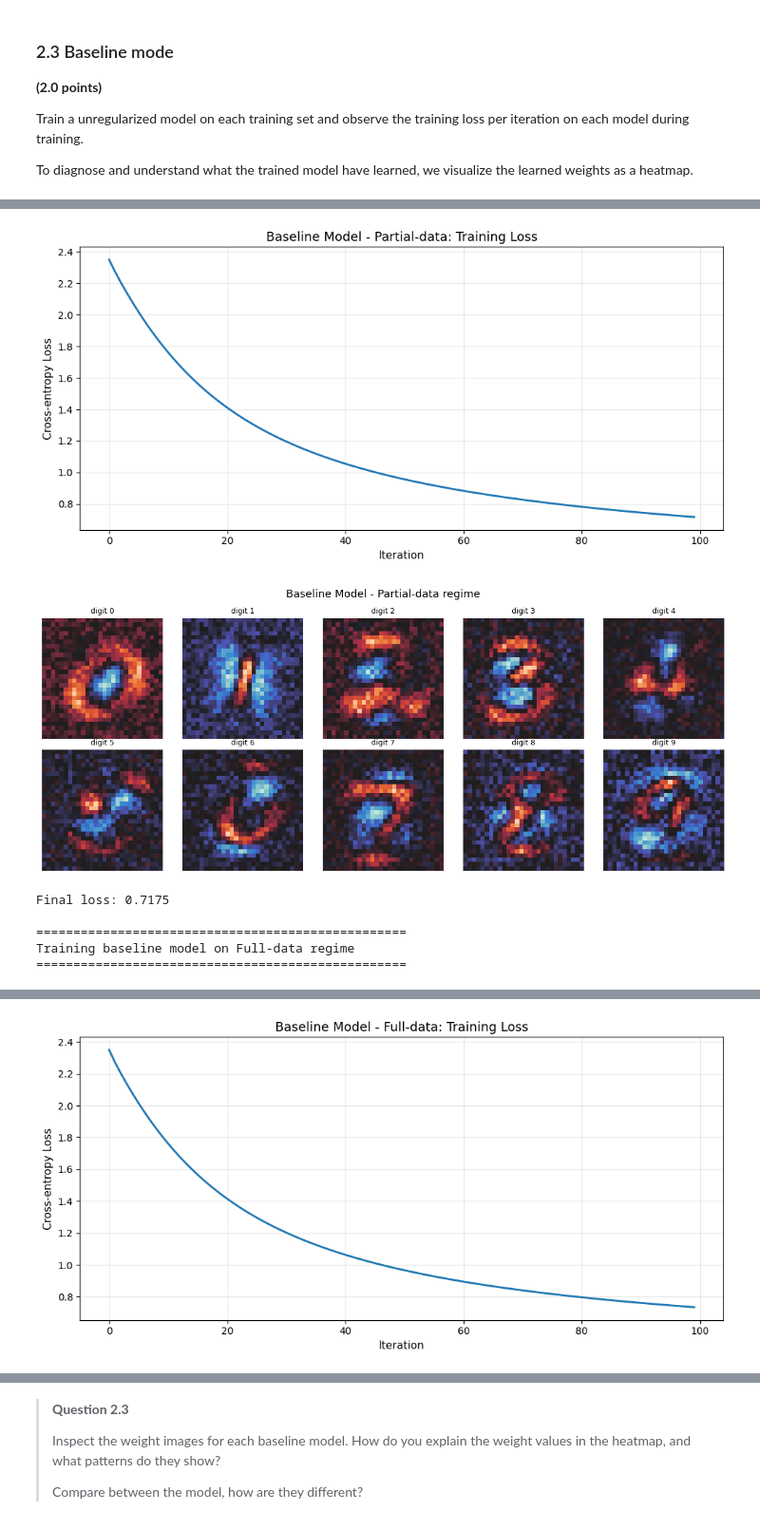
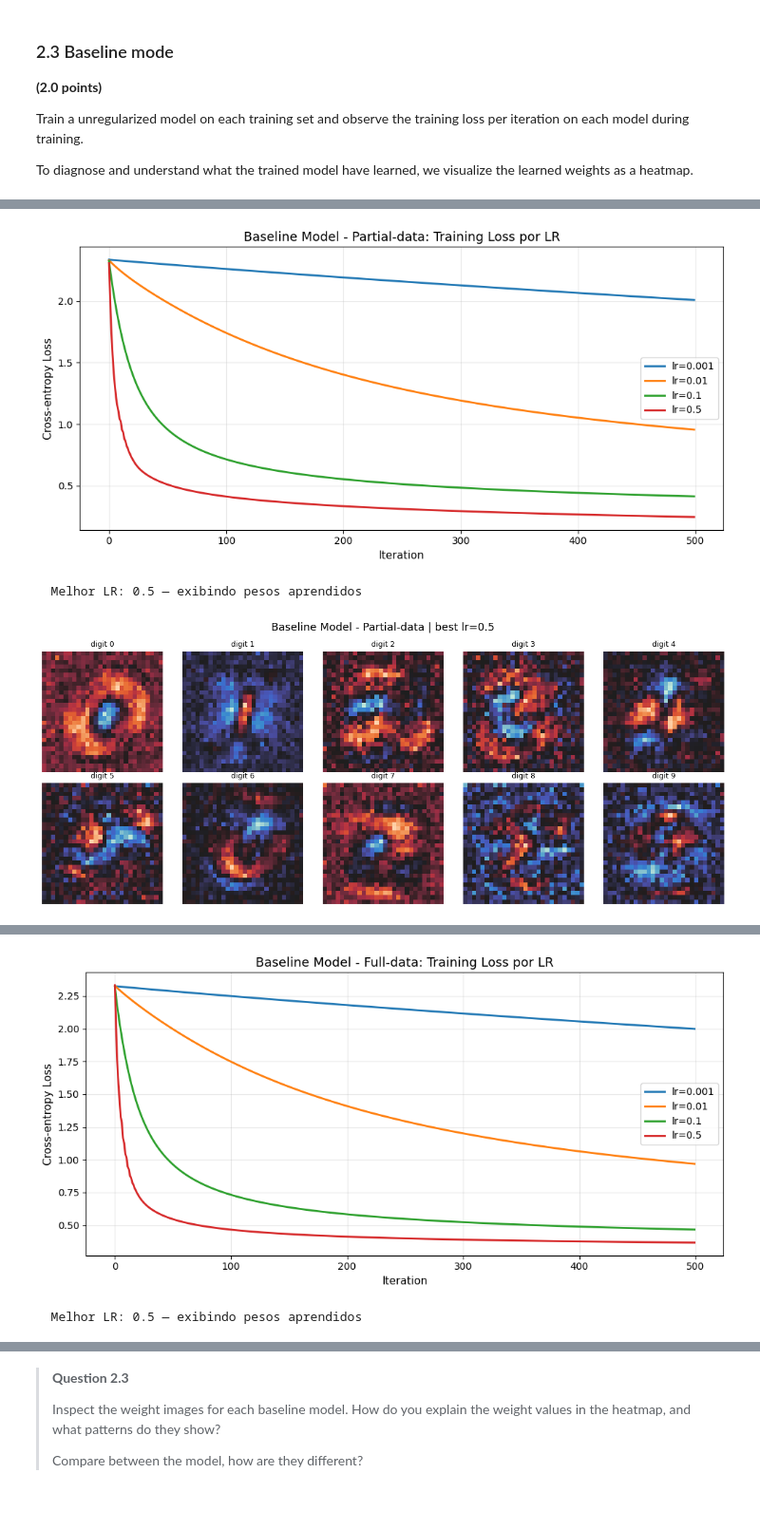
Before and after one commit to nadas-t/Machine-Learning-UNICAMP, a Jupyter notebook: notebooks/Tarefa 2/mc886_1s2025_assignment_2.ipynb, the cells around one changed output, grey strips where cells are left out. Shown at 95% size. Saved outputs shown, nothing was run; the diff lists cells and outputs as text; code cells hidden in the pictures.

```diff
--- a/notebooks/Tarefa 2/mc886_1s2025_assignment_2.ipynb
+++ b/notebooks/Tarefa 2/mc886_1s2025_assignment_2.ipynb
@@ -400,13 +400,13 @@ def plot_weights(weights: NDArray[np.float32], title: str) -> None:
     plt.tight_layout()
     plt.show()
 # %%
-baselines = {}  # Store baseline models and training curves
-n_iter = 100  # Number of training iterations
-learning_rate = 0.1
+baselines = {}
+n_iter = 500
+learning_rates = [0.001, 0.01, 0.1, 0.5]
 
 for regime_name in data_regimes:
     print(f"\n{'='*50}")
-    print(f"Training baseline model on {regime_name}-data regime")
+    print(f"Training baseline models on {regime_name}-data regime")
     print(f"{'='*50}")
 
     # Get data and convert to torch tensors
@@ -414,32 +414,44 @@ for regime_name in data_regimes:
     X_train = torch.FloatTensor(X_train.reshape(len(X_train), -1))  # Flatten to (N, 784)
     y_train = torch.LongTensor(y_train)
 
-    # Create and train model
-    model = LinearModel(in_features=784, num_classes=10)
-    losses = train(model, X_train, y_train, n_iter=n_iter, lr=learning_rate, l1=0.0, l2=0.0)
+    baselines[regime_name] = {}
 
-    # Store model and losses
-    baselines[regime_name] = {
-        'model': model,
-        'losses': losses,
-        'final_loss': losses[-1]
-    }
+    # --- Train one model per LR ---
+    for lr in learning_rates:
+        model = LinearModel(in_features=784, num_classes=10)
+        losses = train(model, X_train, y_train, n_iter=n_iter, lr=lr, l1=0.0, l2=0.0)
 
-    # Plot training loss
+        with torch.no_grad():
+            acc = accuracy(model(X_train), y_train)
+
+        baselines[regime_name][lr] = {
+            'model': model,
+            'losses': losses,
+            'final_loss': losses[-1],
+            'train_acc': acc
+        }
+
+        print(f"  lr={lr:.3f} | final loss: {losses[-1]:.4f} | train acc: {acc:.4f}")
+
+    # --- Plot all LR curves together ---
     plt.figure(figsize=(10, 5))
-    plt.plot(losses, linewidth=2)
-    plt.title(f"Baseline Model - {regime_name}-data: Training Loss", fontsize=13)
+    for lr in learning_rates:
+        plt.plot(baselines[regime_name][lr]['losses'], label=f"lr={lr}", linewidth=2)
+
+    plt.title(f"Baseline Model - {regime_name}-data: Training Loss por LR", fontsize=13)
     plt.xlabel("Iteration", fontsize=11)
     plt.ylabel("Cross-entropy Loss", fontsize=11)
-
+    plt.legend(fontsize=10)
     plt.grid(True, alpha=0.3)
     plt.tight_layout()
     plt.show()
 
-    # Visualize learned weights
-    weights = model.linear.weight.detach().numpy().astype(np.float32)
-    plot_weights(weights, f"Baseline Model - {regime_name}-data regime")
+    # --- Visualize weights of best model (lowest final loss) ---
+    best_lr = min(learning_rates, key=lambda lr: baselines[regime_name][lr]['final_loss'])
+    best_model = baselines[regime_name][best_lr]['model']
+    weights = best_model.linear.weight.detach().cpu().numpy()
 
-    print(f"Final loss: {losses[-1]:.4f}")
+    print(f"\n  Melhor LR: {best_lr} — exibindo pesos aprendidos")
+    plot_weights(weights, f"Baseline Model - {regime_name}-data | best lr={best_lr}")
 # %% [output]
 ==================================================
@@ -455,7 +474,3 @@ Training baseline model on Partial-data regime
-[figure, old version]
+[figure, new version]
+  Melhor LR: 0.5 — exibindo pesos aprendidos
-[figure, old version]
+[figure, new version]
-Final loss: 0.7175
-
-==================================================
-Training baseline model on Full-data regime
-==================================================
@@ -462 +484,2 @@ Training baseline model on Full-data regime
-[figure, old version]
+[figure, new version]
+  Melhor LR: 0.5 — exibindo pesos aprendidos
```
Also changed, not shown: parts of 12 cells of this notebook.
